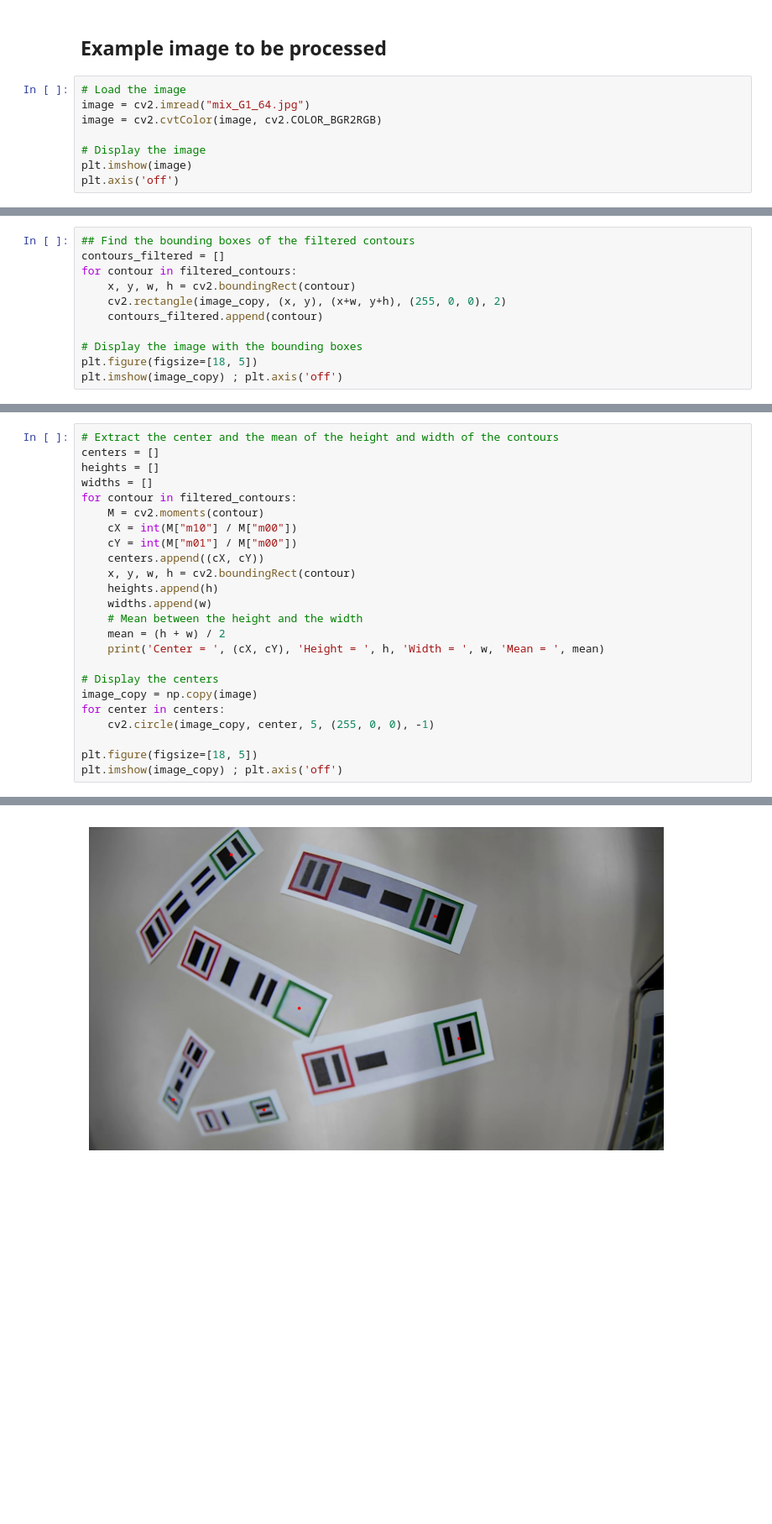
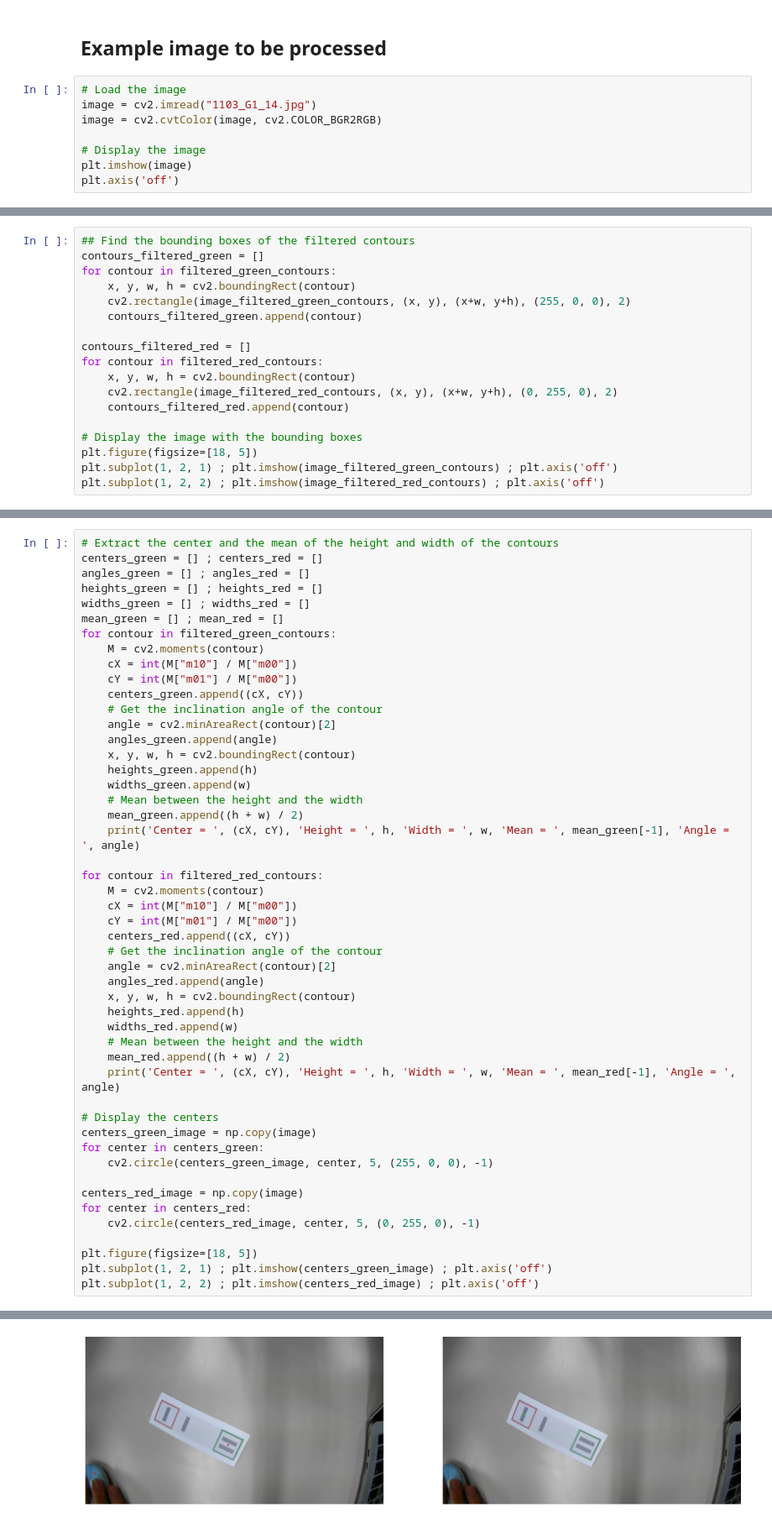
Before and after one commit to miguelable/openCV_basics, a Jupyter notebook: Practices/practice_2.ipynb, the cells around one changed output, grey strips where cells are left out. Shown at 84% size. Cells and saved outputs as stored; diff of their text form; blank space fills up the shorter version.

```diff
--- a/Practices/practice_2.ipynb
+++ b/Practices/practice_2.ipynb
@@ -14,7 +14,7 @@ from IPython.display import Image
 ## Example image to be processed
 # %%
 # Load the image
-image = cv2.imread("mix_G1_64.jpg")
+image = cv2.imread("1103_G1_14.jpg")
 image = cv2.cvtColor(image, cv2.COLOR_BGR2RGB)
 
 # Display the image
@@ -239,13 +282,20 @@ Number of filtered contours =  6
 # %%
 ## Find the bounding boxes of the filtered contours
-contours_filtered = []
-for contour in filtered_contours:
+contours_filtered_green = []
+for contour in filtered_green_contours:
     x, y, w, h = cv2.boundingRect(contour)
-    cv2.rectangle(image_copy, (x, y), (x+w, y+h), (255, 0, 0), 2)
-    contours_filtered.append(contour)
+    cv2.rectangle(image_filtered_green_contours, (x, y), (x+w, y+h), (255, 0, 0), 2)
+    contours_filtered_green.append(contour)
+
+contours_filtered_red = []
+for contour in filtered_red_contours:
+    x, y, w, h = cv2.boundingRect(contour)
+    cv2.rectangle(image_filtered_red_contours, (x, y), (x+w, y+h), (0, 255, 0), 2)
+    contours_filtered_red.append(contour)
 
 # Display the image with the bounding boxes
 plt.figure(figsize=[18, 5])
-plt.imshow(image_copy) ; plt.axis('off')
+plt.subplot(1, 2, 1) ; plt.imshow(image_filtered_green_contours) ; plt.axis('off')
+plt.subplot(1, 2, 2) ; plt.imshow(image_filtered_red_contours) ; plt.axis('off')
 # %% [output]
 (np.float64(-0.5), np.float64(1919.5), np.float64(1079.5), np.float64(-0.5))
@@ -253,25 +303,50 @@ plt.imshow(image_copy) ; plt.axis('off')
 # %%
 # Extract the center and the mean of the height and width of the contours
-centers = []
-heights = []
-widths = []
-for contour in filtered_contours:
+centers_green = [] ; centers_red = []
+angles_green = [] ; angles_red = []
+heights_green = [] ; heights_red = []
+widths_green = [] ; widths_red = []
+mean_green = [] ; mean_red = []
+for contour in filtered_green_contours:
     M = cv2.moments(contour)
     cX = int(M["m10"] / M["m00"])
     cY = int(M["m01"] / M["m00"])
-    centers.append((cX, cY))
+    centers_green.append((cX, cY))
+    # Get the inclination angle of the contour
+    angle = cv2.minAreaRect(contour)[2]
+    angles_green.append(angle)
     x, y, w, h = cv2.boundingRect(contour)
-    heights.append(h)
-    widths.append(w)
+    heights_green.append(h)
+    widths_green.append(w)
     # Mean between the height and the width
-    mean = (h + w) / 2
-    print('Center = ', (cX, cY), 'Height = ', h, 'Width = ', w, 'Mean = ', mean)
+    mean_green.append((h + w) / 2)
+    print('Center = ', (cX, cY), 'Height = ', h, 'Width = ', w, 'Mean = ', mean_green[-1], 'Angle = ', angle)
+
+for contour in filtered_red_contours:
+    M = cv2.moments(contour)
+    cX = int(M["m10"] / M["m00"])
+    cY = int(M["m01"] / M["m00"])
+    centers_red.append((cX, cY))
+    # Get the inclination angle of the contour
+    angle = cv2.minAreaRect(contour)[2]
+    angles_red.append(angle)
+    x, y, w, h = cv2.boundingRect(contour)
+    heights_red.append(h)
+    widths_red.append(w)
+    # Mean between the height and the width
+    mean_red.append((h + w) / 2)
+    print('Center = ', (cX, cY), 'Height = ', h, 'Width = ', w, 'Mean = ', mean_red[-1], 'Angle = ', angle)
 
 # Display the centers
-image_copy = np.copy(image)
-for center in centers:
-    cv2.circle(image_copy, center, 5, (255, 0, 0), -1)
+centers_green_image = np.copy(image)
+for center in centers_green:
+    cv2.circle(centers_green_image, center, 5, (255, 0, 0), -1)
+
+centers_red_image = np.copy(image)
+for center in centers_red:
+    cv2.circle(centers_red_image, center, 5, (0, 255, 0), -1)
 
 plt.figure(figsize=[18, 5])
-plt.imshow(image_copy) ; plt.axis('off')
+plt.subplot(1, 2, 1) ; plt.imshow(centers_green_image) ; plt.axis('off')
+plt.subplot(1, 2, 2) ; plt.imshow(centers_red_image) ; plt.axis('off')
 # %% [output]
@@ -284,2 +356,2 @@ Center =  (475, 92) Height =  179 Width =  166 Mean =  172.5
 (np.float64(-0.5), np.float64(1919.5), np.float64(1079.5), np.float64(-0.5))
-[figure, old version]
+[figure, new version]
```
Also changed, not shown: parts of 21 cells of this notebook, 6 other files.
